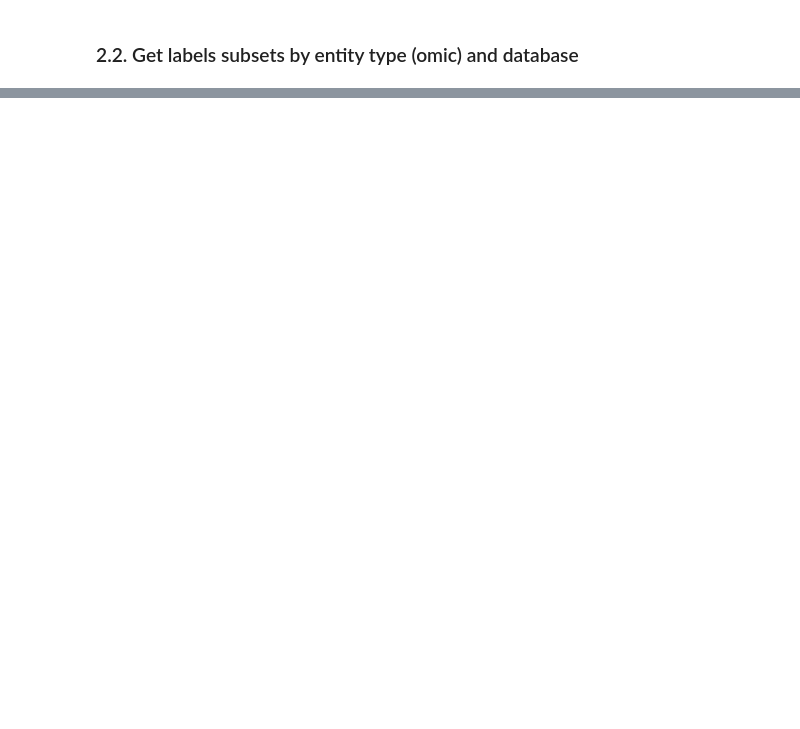
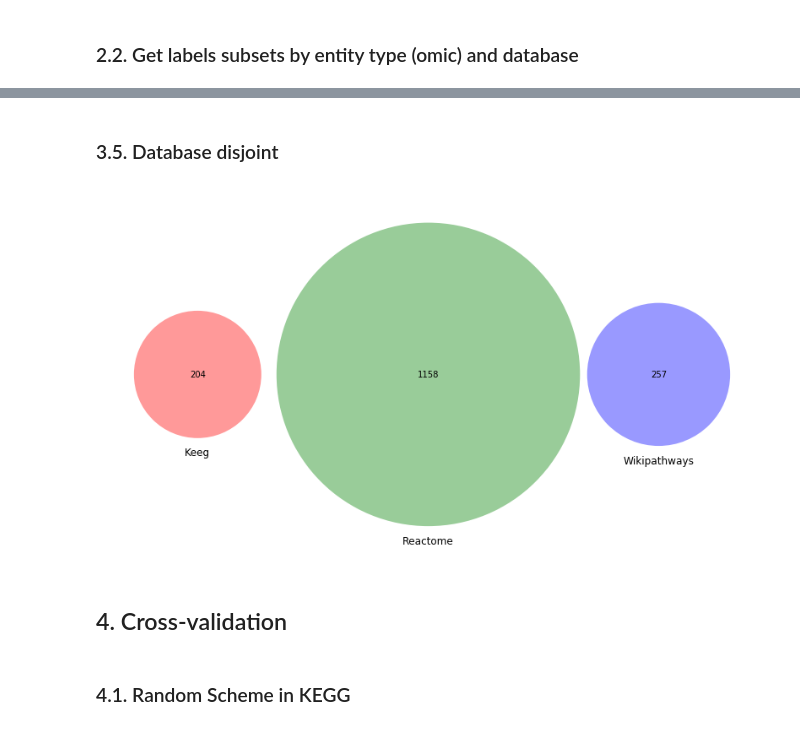
Before and after one commit to multipaths/Results, a Jupyter notebook: notebooks/random_cross_validation/by_db_validation/kegg/ValidationSet3_kegg.ipynb, the cells around one changed output, grey strips where cells are left out. Drawn from its saved outputs; the diff is of its cells as text; code cells hidden in the pictures; blank space fills up the shorter version.

```diff
--- a/notebooks/random_cross_validation/by_db_validation/kegg/ValidationSet3_kegg.ipynb
+++ b/notebooks/random_cross_validation/by_db_validation/kegg/ValidationSet3_kegg.ipynb
@@ -425,0 +259,10 @@ with open('metrics_set3_kegg_by_entity.txt', 'w') as outfile:
+# %% [markdown]
+### 3.5. Database disjoint
+# %%
+disjoint_db_mapping = random_disjoint_intersection_three_subsets(mapping_by_db)
+
+show_venn_diagram(get_three_venn_intersections(*list(disjoint_db_mapping.values())))
+# %% [output]
+[figure, added]
+# %% [markdown]
+## 4. Cross-validation
@@ -425,0 +274,2 @@ with open('metrics_set3_kegg_by_entity.txt', 'w') as outfile:
+# %% [markdown]
+### 4.1. Random Scheme in KEGG
```
Also changed, not shown: parts of 104 cells of this notebook, 3 other files.
